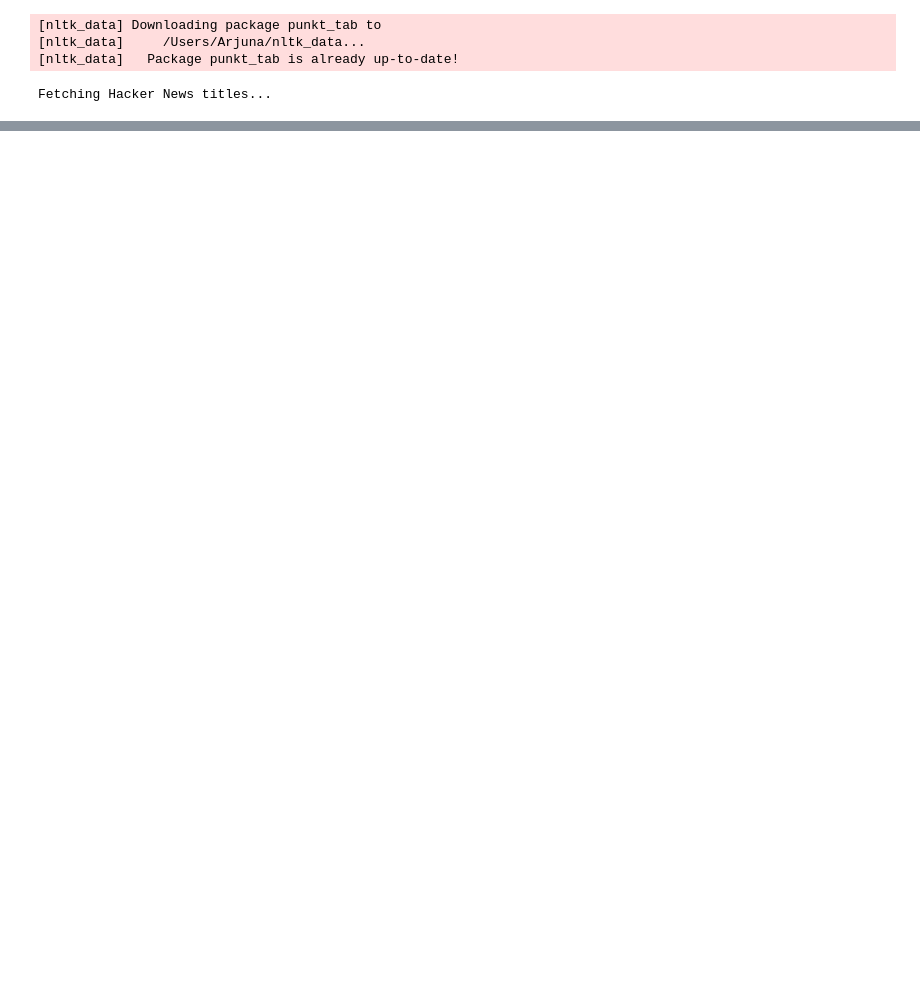
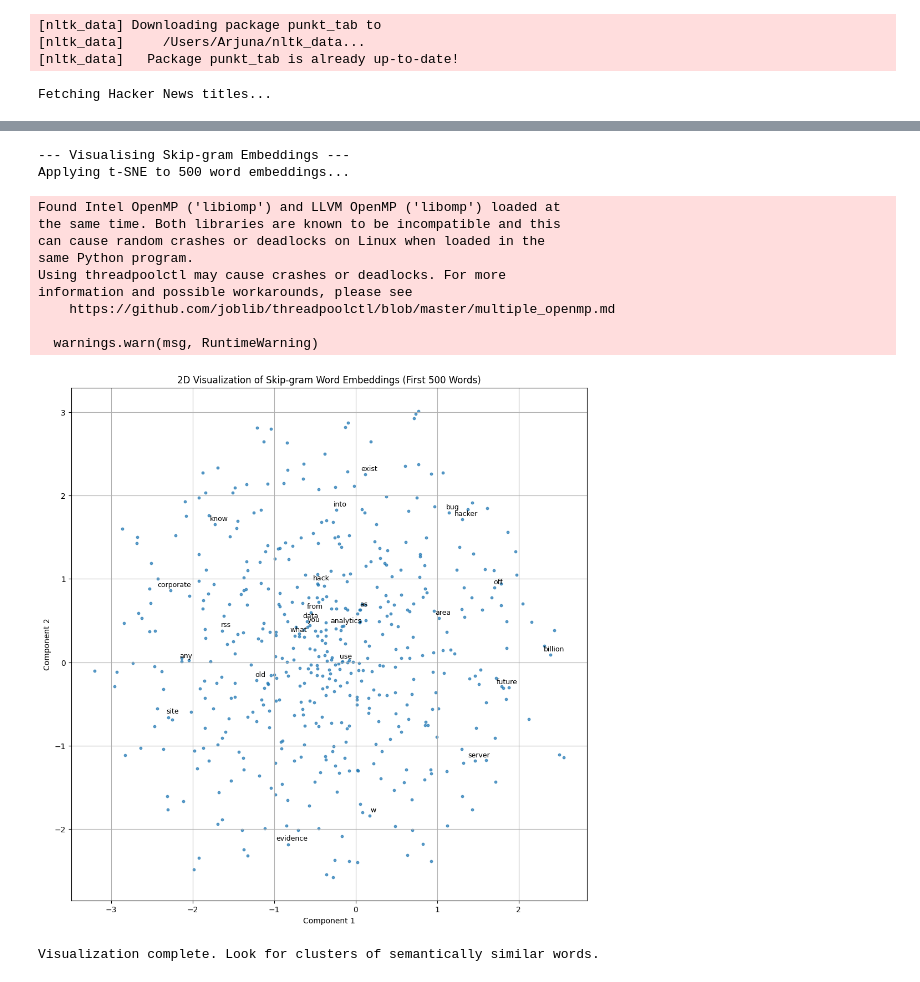
Before and after one commit to benji-benji/bayesian_bucaneers_hackernews, a Jupyter notebook: Ben & Umut - Tokeniser/tokenizerV3b_skipgram.ipynb, the cells around one changed output, grey strips where cells are left out. Cells and saved outputs as stored; diff of their text form; code cells hidden in the pictures; blank space fills up the shorter version.

Commit message:
Added visualisation to eval

```diff
--- a/Ben & Umut - Tokeniser/tokenizerV3b_skipgram.ipynb
+++ b/Ben & Umut - Tokeniser/tokenizerV3b_skipgram.ipynb
@@ -278,3 +303,82 @@ analogy_test(word_to_ix, ix_to_word, skipgram_model, analogy_questions)
+# %%
+# ------------------------------------
+# 5d. Visualise Skip-gram Embeddings
+# ------------------------------------
+
+print("\n--- Visualising Skip-gram Embeddings ---")
+
+# --- Install necessary libraries if you haven't already ---
+# !pip install scikit-learn matplotlib
+# !pip install umap-learn # Only if you want to use UMAP instead of t-SNE
+
+import matplotlib.pyplot as plt
+from sklearn.manifold import TSNE # For t-SNE
+# from umap import UMAP # Uncomment if you want to use UMAP
+
+# Get all word embeddings from your trained skipgram_model
+# Ensure skipgram_model, word_to_ix, ix_to_word, and vocab_size are defined from previous cells.
+embeddings = skipgram_model.embeddings.weight.detach().cpu().numpy()
+
+# Determine vocabulary size (assuming 'vocab_size' is defined from your '2. Build Vocabulary' section)
+# If not, you can get it from len(word_to_ix)
+# vocab_size = len(word_to_ix)
+
+# Select a subset of words for visualization.
+# Visualizing all embeddings can be overwhelming if vocab_size is large.
+# We'll visualize the first 500 words (or fewer if vocabulary is smaller).
+num_words_to_visualize = min(500, vocab_size)
+
+# Get the embeddings and words for the selected subset
+words_to_plot_indices = list(range(num_words_to_visualize))
+words_to_plot = [ix_to_word[i] for i in words_to_plot_indices]
+embeddings_to_plot = embeddings[words_to_plot_indices]
+
+# --- Apply Dimensionality Reduction (Choose between t-SNE and UMAP) ---
+
+# Option 1: Using t-SNE
+print(f"Applying t-SNE to {num_words_to_visualize} word embeddings...")
+# perplexity: relates to the number of nearest neighbors, often between 5 and 50.
+# n_iter: number of iterations.
+tsne = TSNE(n_components=2, random_state=42, perplexity=30, n_iter=1000)
+reduced_embeddings = tsne.fit_transform(embeddings_to_plot)
+
+# Option 2: Using UMAP (Uncomment the UMAP import above and this block to use)
+# print(f"Applying UMAP to {num_words_to_visualize} word embeddings...")
+# umap_reducer = UMAP(n_components=2, random_state=42)
+# reduced_embeddings = umap_reducer.fit_transform(embeddings_to_plot)
+
+
+# --- Plotting the 2D Embeddings ---
+plt.figure(figsize=(12, 12))
+plt.scatter(reduced_embeddings[:, 0], reduced_embeddings[:, 1], alpha=0.7, s=10) # 's' for marker size
+
+# Label a subset of points to avoid clutter (e.g., every ~25th word for 500 words, resulting in ~20 labels)
+label_interval = max(1, num_words_to_visualize // 25) # Adjust based on how many labels you want
+for i, (x, y) in enumerate(reduced_embeddings):
+    if i % label_interval == 0:
+        plt.annotate(words_to_plot[i], (x, y), textcoords="offset points", xytext=(5,5), ha='center', fontsize=9)
+
+plt.title(f'2D Visualization of Skip-gram Word Embeddings (First {num_words_to_visualize} Words)')
+plt.xlabel('Component 1')
+plt.ylabel('Component 2')
+plt.grid(True)
+plt.show()
+
+print("\nVisualization complete. Look for clusters of semantically similar words.")
+# %% [output]
+--- Visualising Skip-gram Embeddings ---
+Applying t-SNE to 500 word embeddings...
+Found Intel OpenMP ('libiomp') and LLVM OpenMP ('libomp') loaded at
+the same time. Both libraries are known to be incompatible and this
+can cause random crashes or deadlocks on Linux when loaded in the
+same Python program.
+Using threadpoolctl may cause crashes or deadlocks. For more
+information and possible workarounds, please see
+    https://github.com/joblib/threadpoolctl/blob/master/multiple_openmp.md
+
+  warnings.warn(msg, RuntimeWarning)
+[figure, added]
+Visualization complete. Look for clusters of semantically similar words.
 # %%
 # -----------------------------
 # 6. Create averaged title embeddings using trained Skip-gram
```
Also changed, not shown: parts of 9 cells of this notebook.
